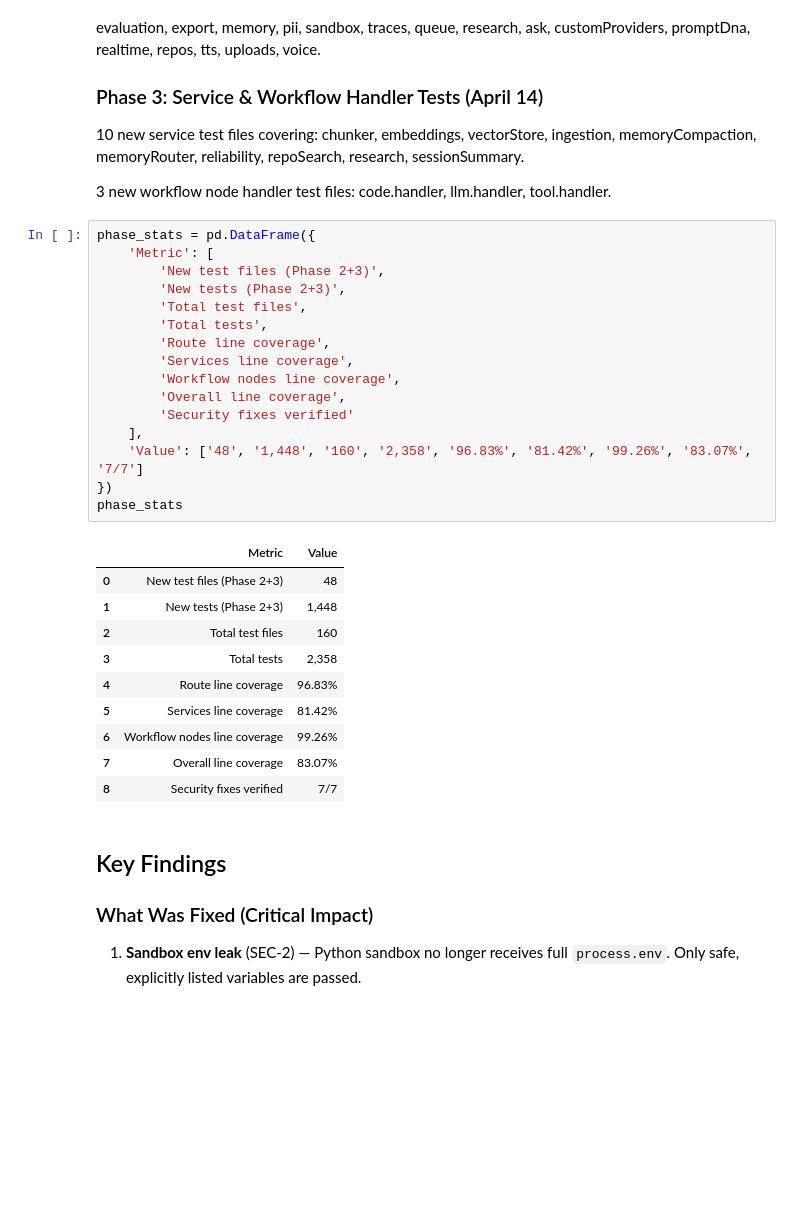
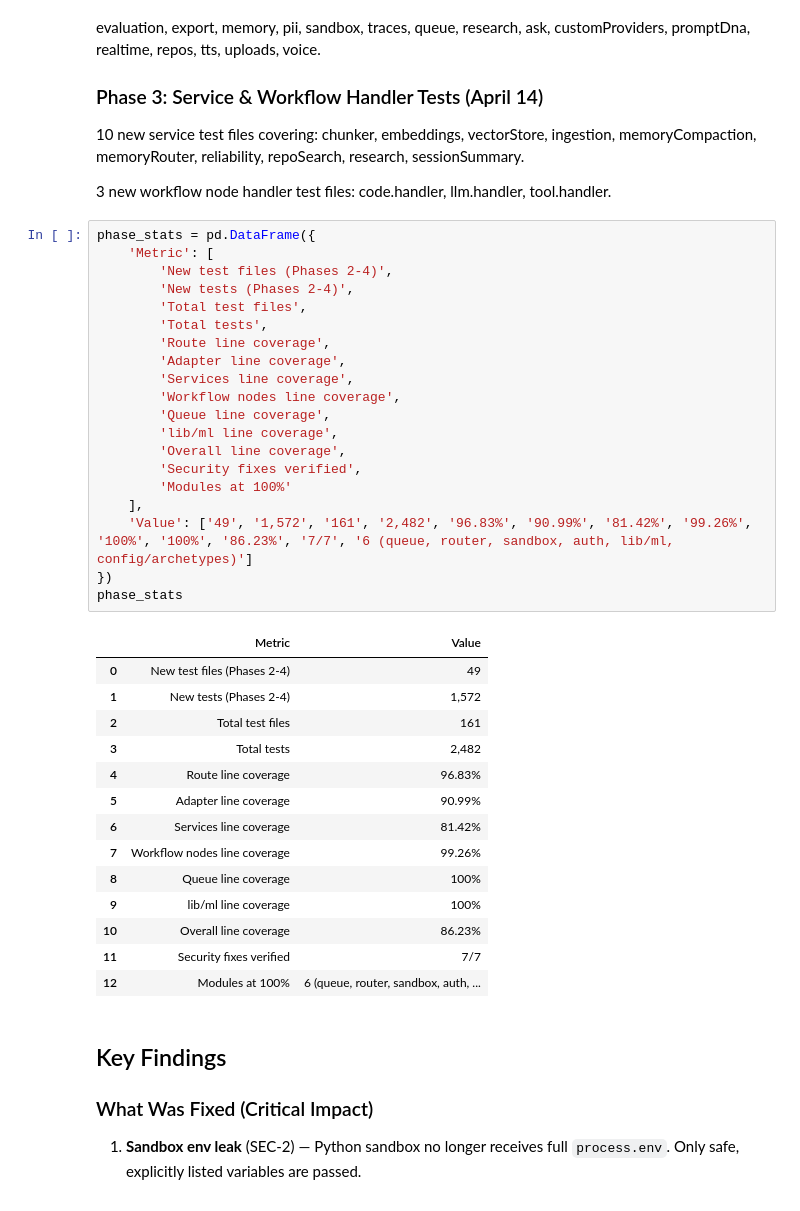
Before and after one commit to Yash-Awasthi/Judica, a Jupyter notebook: AUDIT_REPORT.ipynb, the cells around one changed output. Saved outputs shown, nothing was run; the diff lists cells and outputs as text; blank space fills up the shorter version.

```diff
--- a/AUDIT_REPORT.ipynb
+++ b/AUDIT_REPORT.ipynb
@@ -806,30 +805,38 @@ All 7 critical security fixes from the original audit were independently verifie
 # %%
 phase_stats = pd.DataFrame({
     'Metric': [
-        'New test files (Phase 2+3)',
-        'New tests (Phase 2+3)',
+        'New test files (Phases 2-4)',
+        'New tests (Phases 2-4)',
         'Total test files',
         'Total tests',
         'Route line coverage',
+        'Adapter line coverage',
         'Services line coverage',
         'Workflow nodes line coverage',
+        'Queue line coverage',
+        'lib/ml line coverage',
         'Overall line coverage',
-        'Security fixes verified'
+        'Security fixes verified',
+        'Modules at 100%'
     ],
-    'Value': ['48', '1,448', '160', '2,358', '96.83%', '81.42%', '99.26%', '83.07%', '7/7']
+    'Value': ['49', '1,572', '161', '2,482', '96.83%', '90.99%', '81.42%', '99.26%', '100%', '100%', '86.23%', '7/7', '6 (queue, router, sandbox, auth, lib/ml, config/archetypes)']
 })
 phase_stats
 # %% [output]
 |  | Metric | Value |
-| 0 | New test files (Phase 2+3) | 48 |
-| 1 | New tests (Phase 2+3) | 1,448 |
-| 2 | Total test files | 160 |
-| 3 | Total tests | 2,358 |
+| 0 | New test files (Phases 2-4) | 49 |
+| 1 | New tests (Phases 2-4) | 1,572 |
+| 2 | Total test files | 161 |
+| 3 | Total tests | 2,482 |
 | 4 | Route line coverage | 96.83% |
-| 5 | Services line coverage | 81.42% |
-| 6 | Workflow nodes line coverage | 99.26% |
-| 7 | Overall line coverage | 83.07% |
-| 8 | Security fixes verified | 7/7 |
+| 5 | Adapter line coverage | 90.99% |
+| 6 | Services line coverage | 81.42% |
+| 7 | Workflow nodes line coverage | 99.26% |
+| 8 | Queue line coverage | 100% |
+| 9 | lib/ml line coverage | 100% |
+| 10 | Overall line coverage | 86.23% |
+| 11 | Security fixes verified | 7/7 |
+| 12 | Modules at 100% | 6 (queue, router, sandbox, auth, ... |
 # %% [markdown]
 ## Key Findings
 
```
Also changed, not shown: parts of 5 cells of this notebook, 6 other files.
